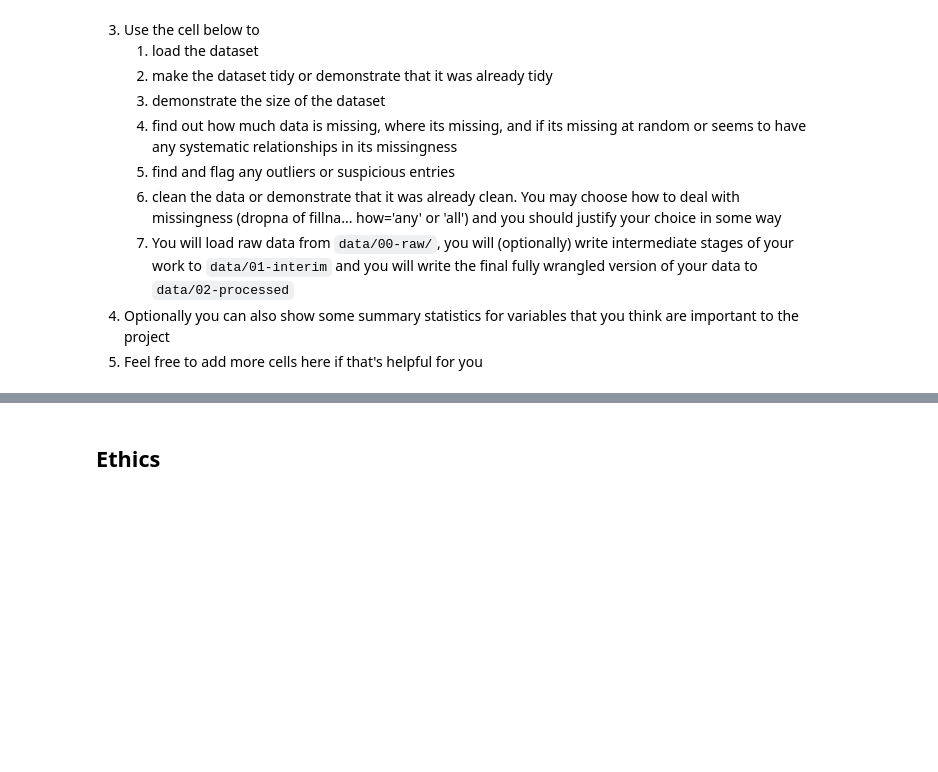
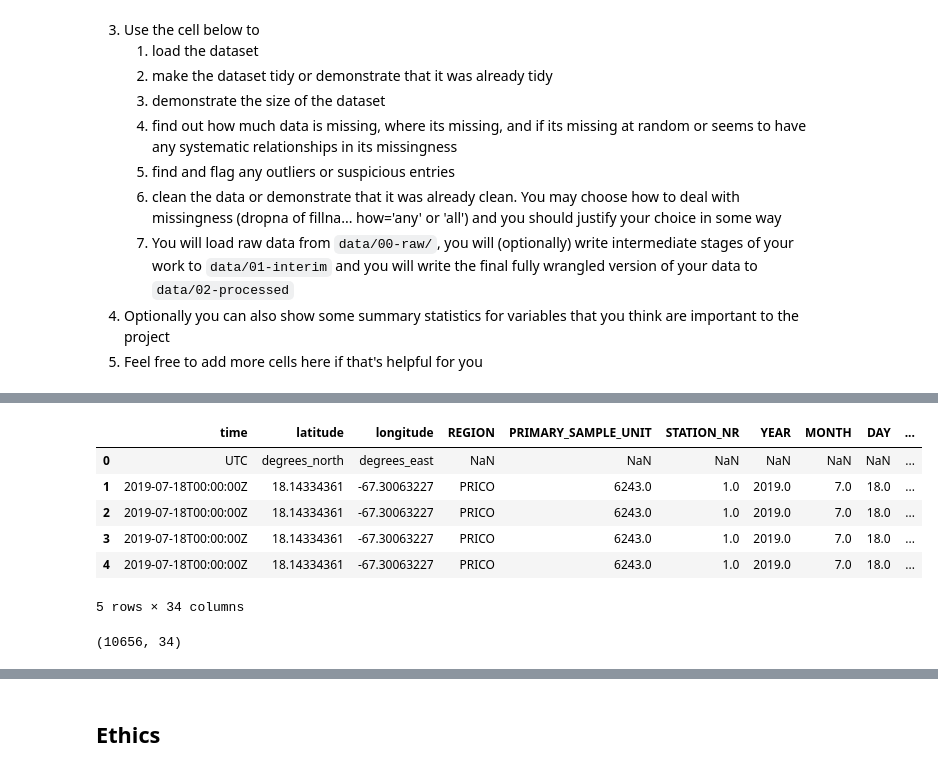
Before and after one commit to kalianchlia7/Group032_WI26, a Jupyter notebook: 01-DataCheckpoint.ipynb, the cells around one changed output, grey strips where cells are left out. Cells and saved outputs as stored; diff of their text form; code cells hidden in the pictures; blank space fills up the shorter version.

```diff
--- a/01-DataCheckpoint.ipynb
+++ b/01-DataCheckpoint.ipynb
@@ -121,0 +154,17 @@ Instructions:
+# %%
+## Load Raw Dataset
+benthic_PR = pd.read_csv("data/00-raw/CRCP_Benthic_Cover_Puerto_Rico_07c6_3c17_78b6.csv")
+
+benthic_PR.head()
+# %% [output]
+|  | time | latitude | longitude | REGION | PRIMARY_SAMPLE_UNIT | STATION_NR | YEAR | MONTH | DAY | ... |
+| 0 | UTC | degrees_north | degrees_east | NaN | NaN | NaN | NaN | NaN | NaN | ... |
+| 1 | 2019-07-18T00:00:00Z | 18.14334361 | -67.30063227 | PRICO | 6243.0 | 1.0 | 2019.0 | 7.0 | 18.0 | ... |
+| 2 | 2019-07-18T00:00:00Z | 18.14334361 | -67.30063227 | PRICO | 6243.0 | 1.0 | 2019.0 | 7.0 | 18.0 | ... |
+| 3 | 2019-07-18T00:00:00Z | 18.14334361 | -67.30063227 | PRICO | 6243.0 | 1.0 | 2019.0 | 7.0 | 18.0 | ... |
+| 4 | 2019-07-18T00:00:00Z | 18.14334361 | -67.30063227 | PRICO | 6243.0 | 1.0 | 2019.0 | 7.0 | 18.0 | ... |
+5 rows × 34 columns
+# %%
+benthic_PR.shape
+# %% [output]
+(10656, 34)
```
Also changed, not shown: parts of 20 cells of this notebook.
